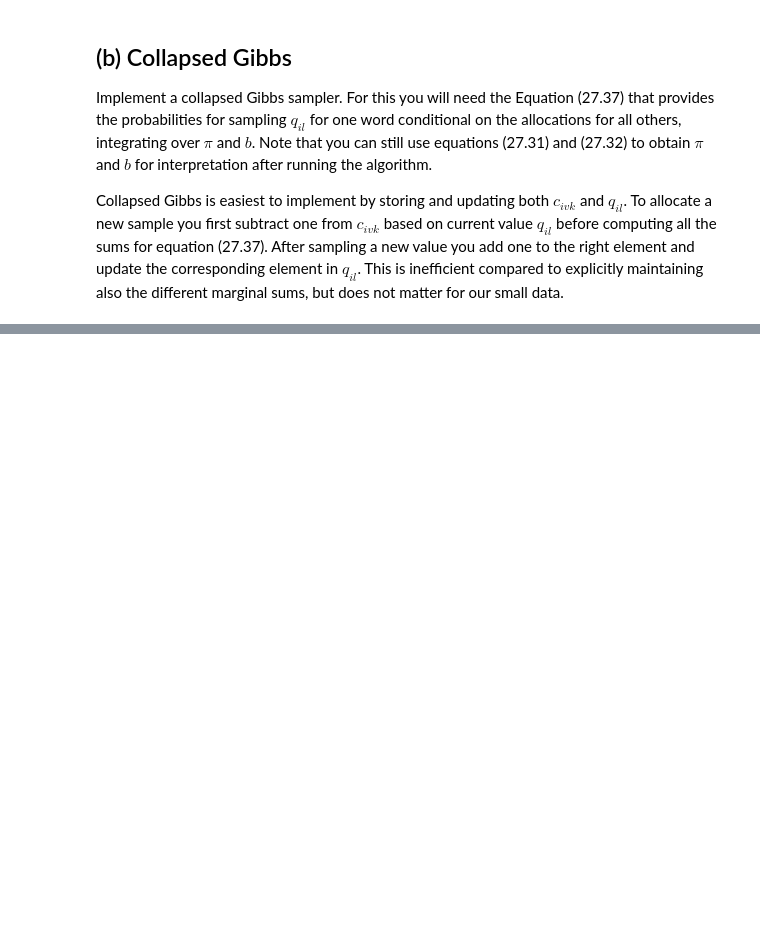
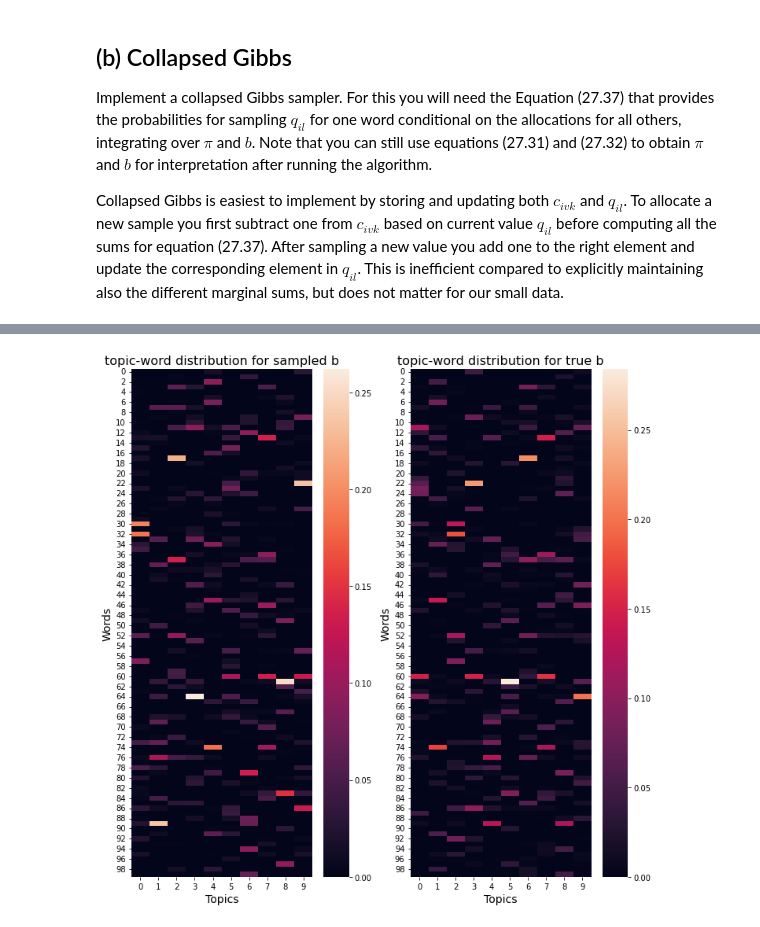
Before and after one commit to vyeoms/assignments, a Jupyter notebook: bml/set2/set2.ipynb, the cells around one changed output, grey strips where cells are left out. Saved outputs shown, nothing was run; the diff lists cells and outputs as text; code cells hidden in the pictures; blank space fills up the shorter version.

```diff
--- a/bml/set2/set2.ipynb
+++ b/bml/set2/set2.ipynb
@@ -542,0 +668,4 @@ Run both samplers on the toy data and study the results. You can use the same $\
+# %%
+heatmap_b(sorted_b_sample_collapsed, sorted_b_true)
+# %% [output]
+[figure, added]
```
Also changed, not shown: parts of 34 cells of this notebook, 1 other file.
